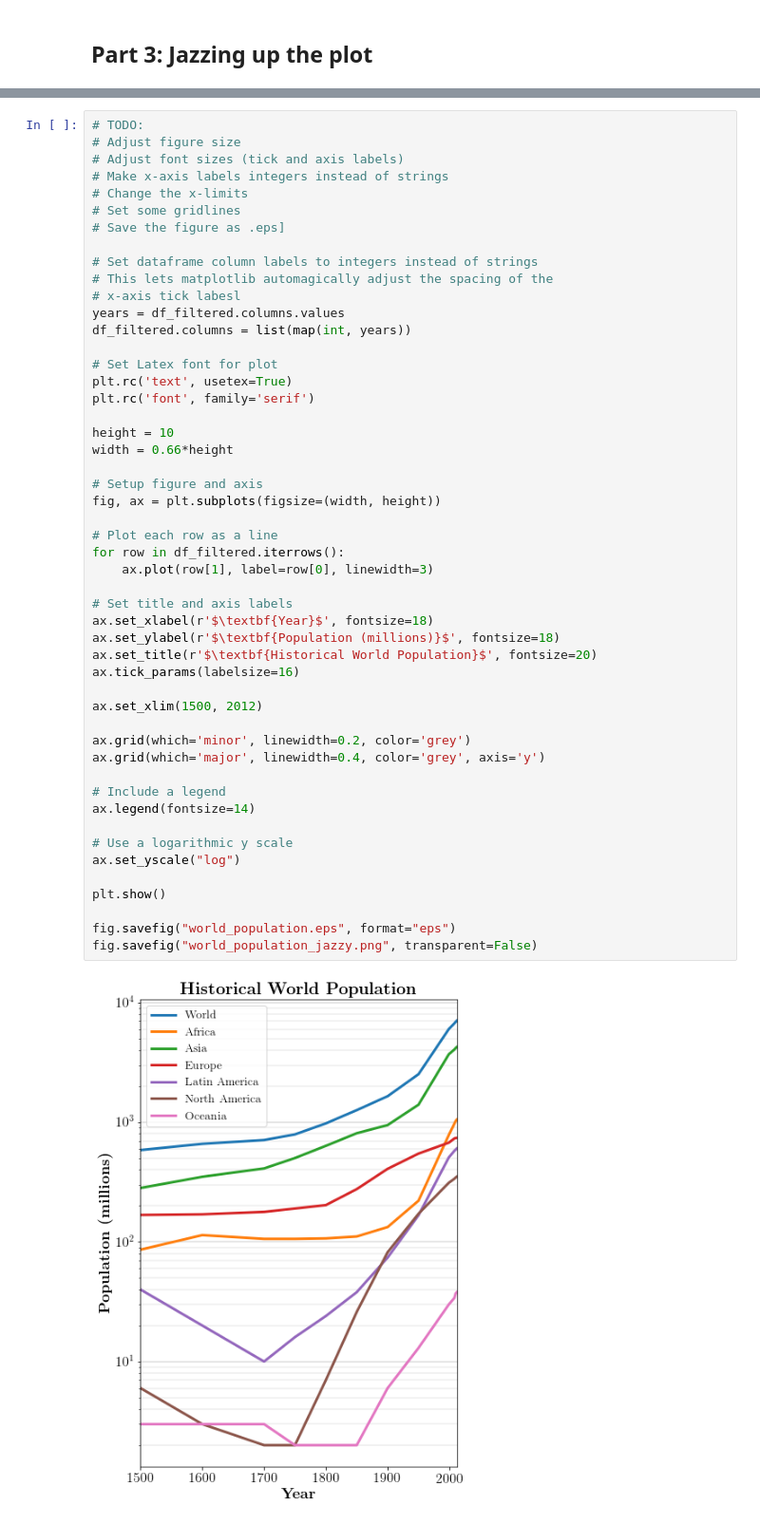
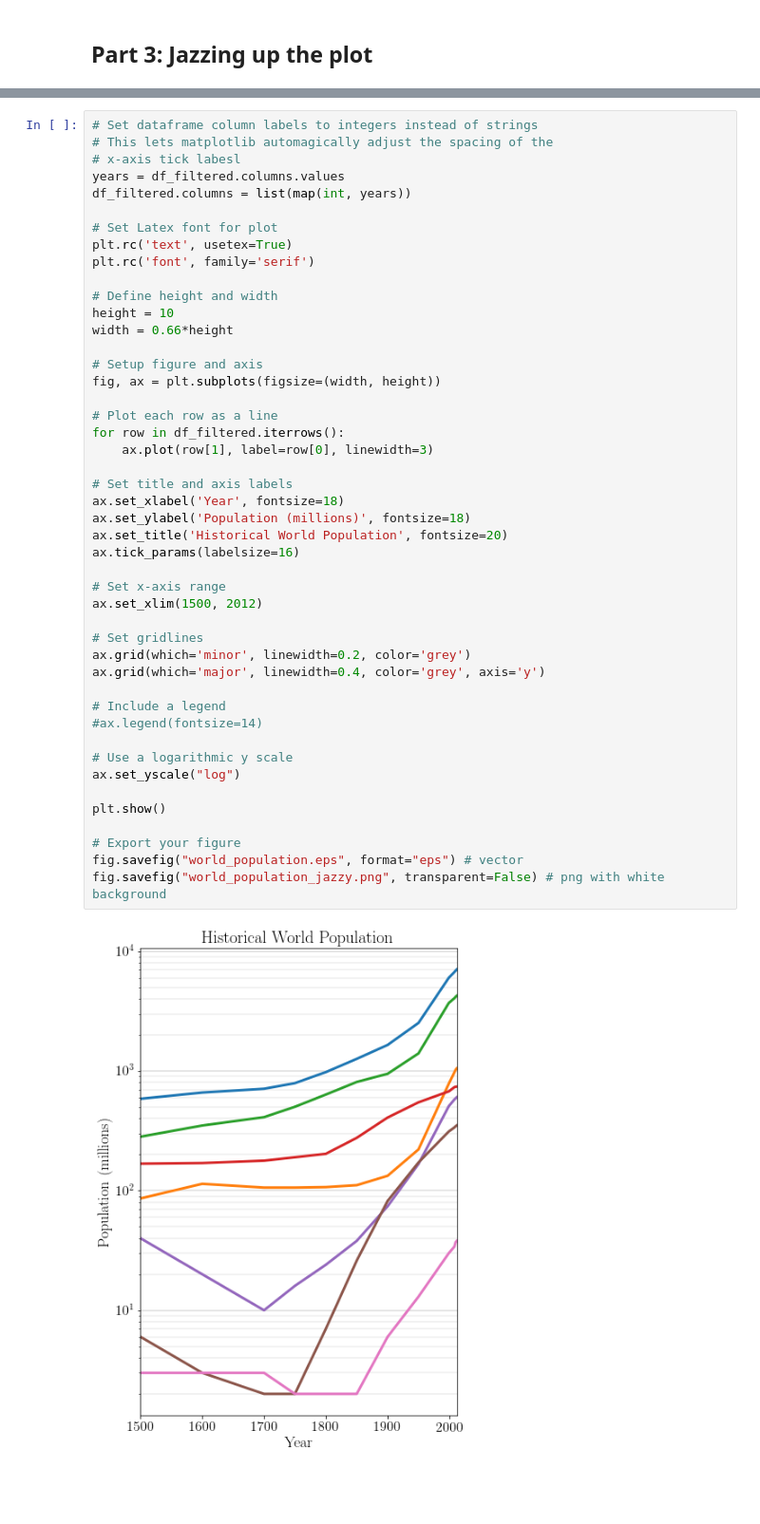
Before and after one commit to rtreharne/python_for_researchers, a Jupyter notebook: jupyter_notebooks/world_population/Py4Res Pandas and Visualisation Mini .ipynb, the cells around one changed output, grey strips where cells are left out. Shown at 95% size. Saved outputs shown, nothing was run; the diff lists cells and outputs as text; blank space fills up the shorter version.

```diff
--- a/jupyter_notebooks/world_population/Py4Res Pandas and Visualisation Mini .ipynb
+++ b/jupyter_notebooks/world_population/Py4Res Pandas and Visualisation Mini .ipynb
@@ -127,14 +107,6 @@ HTML('<iframe width="560" height="315" src="https://www.youtube.com/embed/iVMjUC
 # %% [output]
 [interactive output not drawn]
 # %%
-# TODO:
-# Adjust figure size
-# Adjust font sizes (tick and axis labels)
-# Make x-axis labels integers instead of strings
-# Change the x-limits
-# Set some gridlines
-# Save the figure as .eps]
-
 # Set dataframe column labels to integers instead of strings
 # This lets matplotlib automagically adjust the spacing of the
 # x-axis tick labesl
@@ -144,37 +116,41 @@ df_filtered.columns = list(map(int, years))
 # Set Latex font for plot
 plt.rc('text', usetex=True)
 plt.rc('font', family='serif')
 
+# Define height and width
 height = 10
 width = 0.66*height
 
 # Setup figure and axis
 fig, ax = plt.subplots(figsize=(width, height))
 
 # Plot each row as a line
 for row in df_filtered.iterrows():
     ax.plot(row[1], label=row[0], linewidth=3)
 
 # Set title and axis labels
-ax.set_xlabel(r'$\textbf{Year}$', fontsize=18)
-ax.set_ylabel(r'$\textbf{Population (millions)}$', fontsize=18)
-ax.set_title(r'$\textbf{Historical World Population}$', fontsize=20)
+ax.set_xlabel('Year', fontsize=18)
+ax.set_ylabel('Population (millions)', fontsize=18)
+ax.set_title('Historical World Population', fontsize=20)
 ax.tick_params(labelsize=16)
 
+# Set x-axis range
 ax.set_xlim(1500, 2012)
 
+# Set gridlines
 ax.grid(which='minor', linewidth=0.2, color='grey')
 ax.grid(which='major', linewidth=0.4, color='grey', axis='y')
 
 # Include a legend
-ax.legend(fontsize=14)
+#ax.legend(fontsize=14)
 
 # Use a logarithmic y scale
 ax.set_yscale("log")
 
 plt.show()
 
-fig.savefig("world_population.eps", format="eps")
-fig.savefig("world_population_jazzy.png", transparent=False)
+# Export your figure
+fig.savefig("world_population.eps", format="eps") # vector
+fig.savefig("world_population_jazzy.png", transparent=False) # png with white background
 # %% [output]
-[figure, old version]
+[figure, new version]
```
Also changed, not shown: parts of 8 cells of this notebook, 8 other files.
